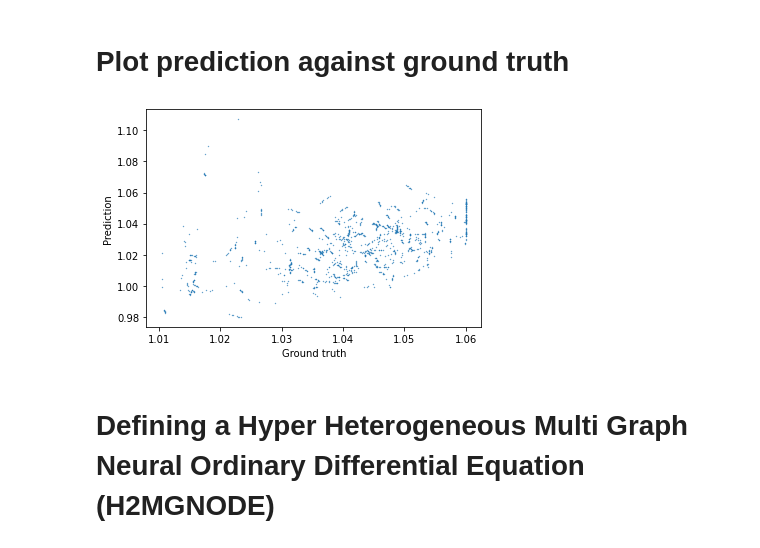
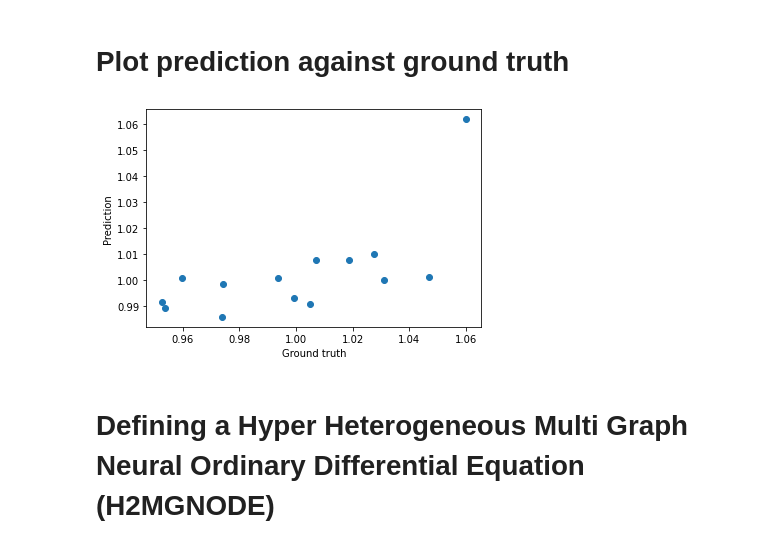
Before and after one commit to bdonon/ml4ps, a Jupyter notebook: Training Neural Networks.ipynb, the cells around one changed output. Drawn from its saved outputs; the diff is of its cells as text; code cells hidden in the pictures.

```diff
--- a/Training Neural Networks.ipynb
+++ b/Training Neural Networks.ipynb
@@ -164,0 +102,6 @@ my_fully_connected = FC(fully_connected_options)
+# %%
+my_fully_connected = FC(input_features=input_features,
+                        output_features=output_features,
+                        n_obj=n_obj,
+                        hidden_dimensions=[64])
+my_fully_connected.save('my_fully_connected.pkl')
@@ -165,11 +110,9 @@ my_fully_connected = FC(fully_connected_options)
 # %%
 class PostProcessor:
-    def __init__(self):
-        pass
     def __call__(self, y):
-        return {'bus': {'v_mag': self.line_p1(y['bus']['v_mag'])}}
+        return {'bus': {'res_vm_pu': self.line_p1(y['bus']['res_vm_pu'])}}
     def line_p1(self, y):
-        return 1.+y
+        return 1.+1e-3*y
 my_postprocessor = PostProcessor()
 # %% [markdown]
 The following defines the loss function, which penalizes the discrepancy between the prediction of the neural network and the actual solution found using a power flow solver.
@@ -177,7 +120,7 @@ The following defines the loss function, which penalizes the discrepancy between
 def loss(params, x, y):
     y_hat = my_fully_connected.batch_forward(params, x)
     y_post = my_postprocessor(y_hat)
-    loss_mag = jnp.mean((y_post['bus']['v_mag'] - y['bus']['v_mag'])**2)
+    loss_mag = jnp.mean((y_post['bus']['res_vm_pu'] - y['bus']['res_vm_pu'])**2)
     return loss_mag
 
 @jit
@@ -200,8 +143,9 @@ for epoch in range(5):
     for a, x, nets in train_pbar:
         x_norm = my_normalizer(x)
         my_interface.run_load_flow_batch(nets)
-        y_truth = my_interface.get_features_dict(nets, {'bus':['v_mag']})
-        my_fully_connected.weights, opt_state, train_loss = update(my_fully_connected.weights, x_norm, y_truth, opt_state)
+        y_truth = my_interface.get_features_dict(nets, {'bus':['res_vm_pu']})
+        my_fully_connected.weights, opt_state, train_loss = update(my_fully_connected.weights,
+                                                                   x_norm, y_truth, opt_state)
         train_losses.append(train_loss)
         train_pbar.set_description("Epoch {}, Train loss = {:.2e}".format(epoch, train_loss))
 
@@ -211,7 +155,7 @@ for epoch in range(5):
     for a, x, nets in val_pbar:
         x_norm = my_normalizer(x)
         my_interface.run_load_flow_batch(nets)
-        y_truth = my_interface.get_features_dict(nets, {'bus':['v_mag']})
+        y_truth = my_interface.get_features_dict(nets, {'bus':['res_vm_pu']})
         val_loss = loss(my_fully_connected.weights, x_norm, y_truth)
         val_losses.append(val_loss)
     print("Epoch {}".format(epoch))
@@ -296,23 +219,23 @@ MAE
 # %%
 a, x, nets = next(iter(my_interface.test))
 
 # Perform prediction
 x_norm = my_normalizer(x)
 y_hat = my_fully_connected.batch_forward(my_fully_connected.weights, x_norm)
 y_post = my_postprocessor(y_hat)
-y_post = np.reshape(y_post['bus']['v_mag'], [-1])
+y_post = np.reshape(y_post['bus']['res_vm_pu'], [-1])
 
 # Get ground truth
 my_interface.run_load_flow_batch(nets)
-y_truth = my_interface.get_features_dict(nets, {'bus':['v_mag']})
-y_truth = np.reshape(y_truth['bus']['v_mag'], [-1])
+y_truth = my_interface.get_features_dict(nets, {'bus':['res_vm_pu']})
+y_truth = np.reshape(y_truth['bus']['res_vm_pu'], [-1])
 
 # Compare results
-plt.scatter(y_truth, y_post, s=0.1)
+plt.scatter(y_truth, y_post)
 plt.xlabel('Ground truth')
 plt.ylabel('Prediction')
 plt.show()
 # %% [output]
-[figure, old version]
+[figure, new version]
 # %% [markdown]
 # Defining a Hyper Heterogeneous Multi Graph Neural Ordinary Differential Equation (H2MGNODE)
```
Also changed, not shown: parts of 43 cells of this notebook, 6 other files.
